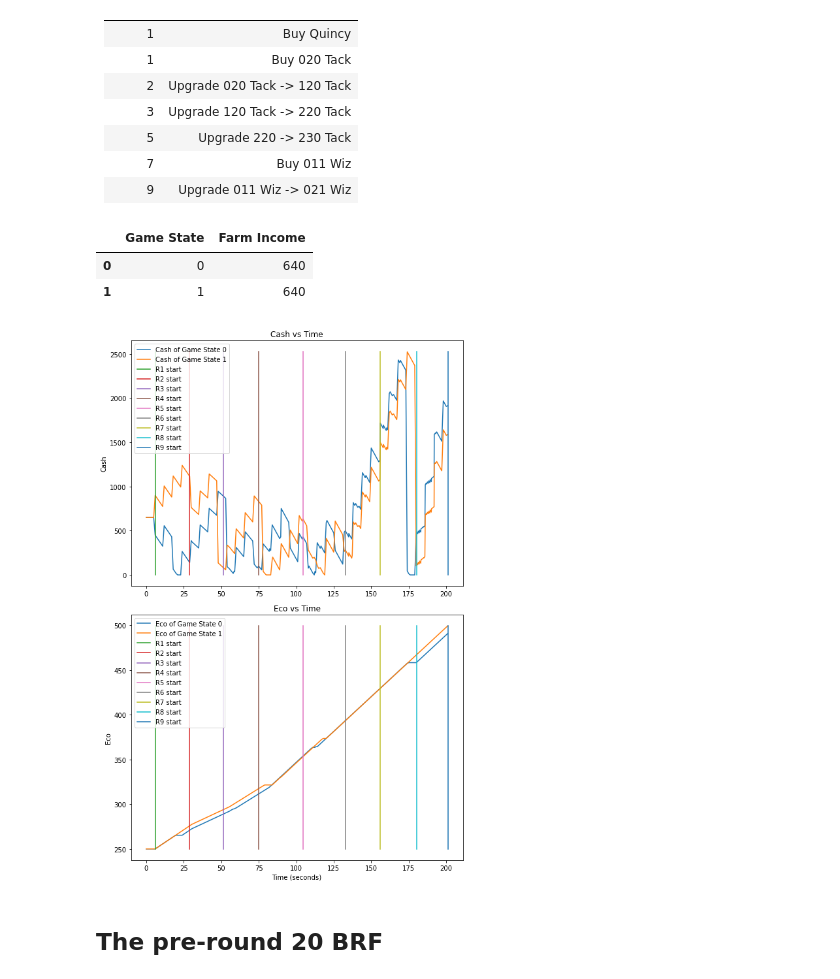
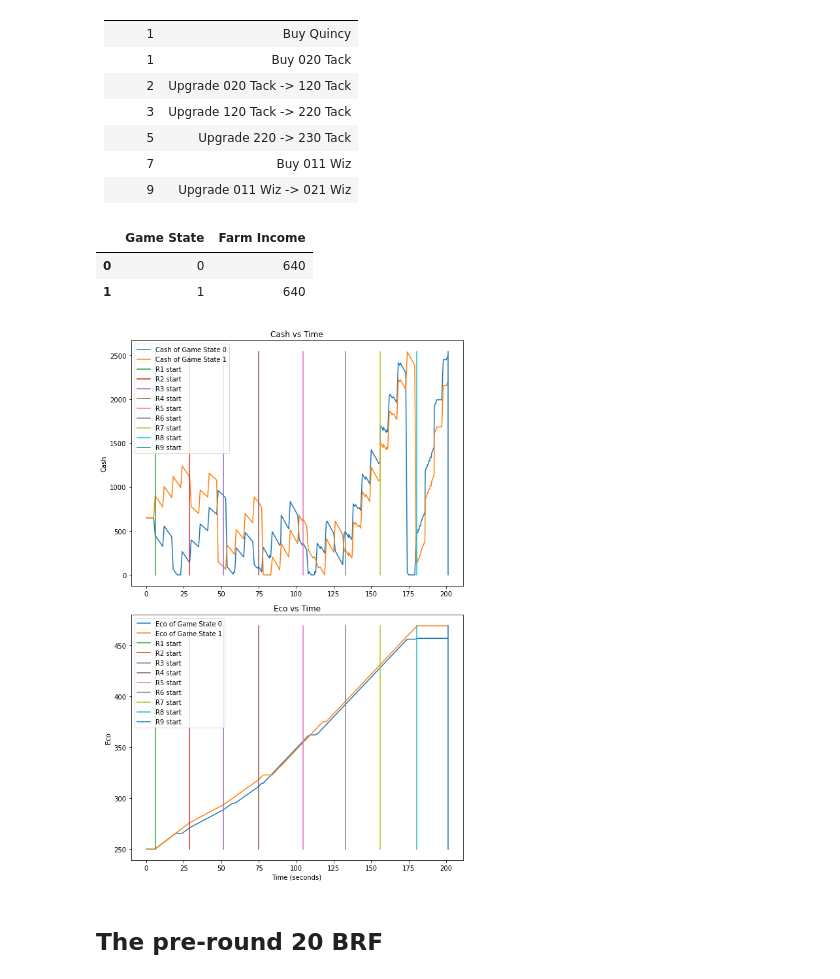
Before and after one commit to redlaserbmBTD/BTDB2_SIMULATOR, a Jupyter notebook: main.ipynb, the cells around one changed output. Drawn from its saved outputs; the diff is of its cells as text; code cells hidden in the pictures.

```diff
--- a/main.ipynb
+++ b/main.ipynb
@@ -388,7 +388,8 @@ class Rounds():
 
     def getTimeFromRound(self, round_val):
         frac_part = round_val - np.floor(round_val)
-        time = (1-frac_part)*self.round_starts[int(np.floor(round_val))] + frac_part*self.round_starts[int(np.ceil(round_val))]
+        #The 30's are there to compensate for a limitation in round data. We could use some more involved data rn...
+        time = (1-frac_part)*self.round_starts[int(min(np.floor(round_val),30))] + frac_part*self.round_starts[int(min(np.ceil(round_val),30))]
         #self.logs.append("Mapped round %s to time %s"%(round_val,time))
         return time
 
@@ -1386,7 +1423,7 @@ def compareStrategies(initial_state, eco_queues, buy_queues, target_time = None,
 
     for game_state in game_states:
         logs.append("Simulating Game State %s"%(i))
-        game_state.fastForward(target_time)
+        game_state.fastForward(target_time = target_time)
 
         ax[0].plot(game_state.time_states, game_state.cash_states, label = "Cash of Game State %s"%(i))
         ax[1].plot(game_state.time_states, game_state.eco_states, label = "Eco of Game State %s"%(i))
@@ -1669,7 +1724,7 @@ Round | Action to Take
 rounds = Rounds(0.25)
 
 buy_queue_quincy = [
-    [buyDefense(450, min_buy_time = game_state.computeTimeFromRound(1))], #Buy Quincy
+    [buyDefense(450, min_buy_time = rounds.getTimeFromRound(1))], #Buy Quincy
     [buyDefense(605)], #Buy 020 Tack
     [buyFarm()], #Buy the farm
     [buyDefense(550)], #Upgrade to a 220 Tack
@@ -1680,11 +1735,11 @@ buy_queue_quincy = [
 ]
 
 eco_queue_quincy = [
-    (rounds.computeTimeFromRound(1), 'Grouped Reds'),
-    (rounds.computeTimeFromRound(2), 'Spaced Greens',),
-    (rounds.computeTimeFromRound(3), 'Spaced Yellows'),
-    (rounds.computeTimeFromRound(4), 'Spaced Pinks',),
-    (rounds.computeTimeFromRound(8), 'Zero',)
+    (rounds.getTimeFromRound(1), 'Grouped Reds'),
+    (rounds.getTimeFromRound(2), 'Spaced Greens',),
+    (rounds.getTimeFromRound(3), 'Spaced Yellows'),
+    (rounds.getTimeFromRound(4), 'Spaced Pinks',),
+    (rounds.getTimeFromRound(8), 'Zero',)
 ]
 
 ######################
@@ -1692,40 +1747,40 @@ eco_queue_quincy = [
 ######################
 
 buy_queue_ezili = [
-    [buyDefense(600, min_buy_time = game_state.computeTimeFromRound(1.9))], #Buy Ezili
+    [buyDefense(600, min_buy_time = rounds.getTimeFromRound(1.9))], #Buy Ezili
     [buyDefense(1205)], #Buy 030 Tack
     [buyFarm()], #Buy the farm
     [buyDefense(150)], #Upgrade to a 130 Tack
     [upgradeFarm(0, 0, buffer = 250)], #Upgrade the farm to 100
     [buyDefense(400)], #Upgrade to 230 Tack
     [upgradeFarm(0, 0, buffer = 250)], #Upgrade to 200 farm
     [upgradeFarm(0, 0, buffer = 0)] #Upgrade to 300 farm
 ]
 
 eco_queue_ezili = [
-    (rounds.computeTimeFromRound(1), 'Grouped Reds'),
-    (rounds.computeTimeFromRound(2), 'Spaced Greens'),
-    (rounds.computeTimeFromRound(3), 'Spaced Yellows'),
-    (rounds.computeTimeFromRound(4), 'Spaced Pinks'),
-    (rounds.computeTimeFromRound(8), 'Zero')
+    (rounds.getTimeFromRound(1), 'Grouped Reds'),
+    (rounds.getTimeFromRound(2), 'Spaced Greens'),
+    (rounds.getTimeFromRound(3), 'Spaced Yellows'),
+    (rounds.getTimeFromRound(4), 'Spaced Pinks'),
+    (rounds.getTimeFromRound(8), 'Zero')
 ]
 
 eco_queues, buy_queues = [eco_queue_quincy, eco_queue_ezili], [buy_queue_quincy, buy_queue_ezili]
 
 initial_state = {
     'Cash': 650,
     'Eco': 250,
     'Eco Send': 'Zero',
     'Rounds': rounds,
     'Game Round': 0
 }
 
 compareStrategies(initial_state, eco_queues, buy_queues, target_round = 9)
 # %% [output]
 |  | Game State | Farm Income |
 | 0 | 0 | 640 |
 | 1 | 1 | 640 |
-[figure, old version]
+[figure, new version]
 # %% [markdown]
 ## The pre-round 20 BRF
 # %% [markdown]
```
Also changed, not shown: parts of 5 cells of this notebook, 2 other files.
